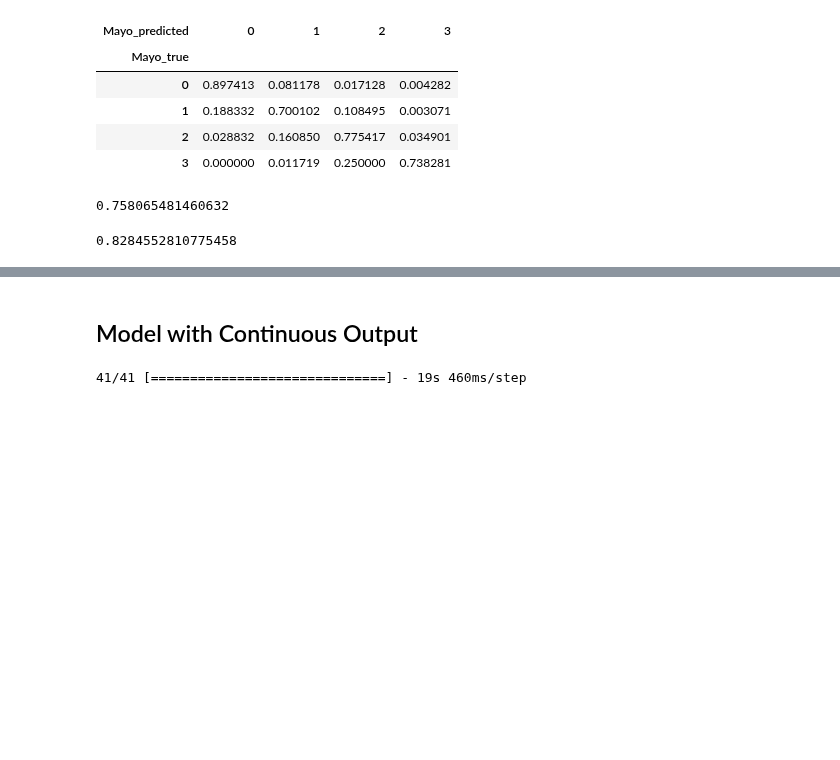
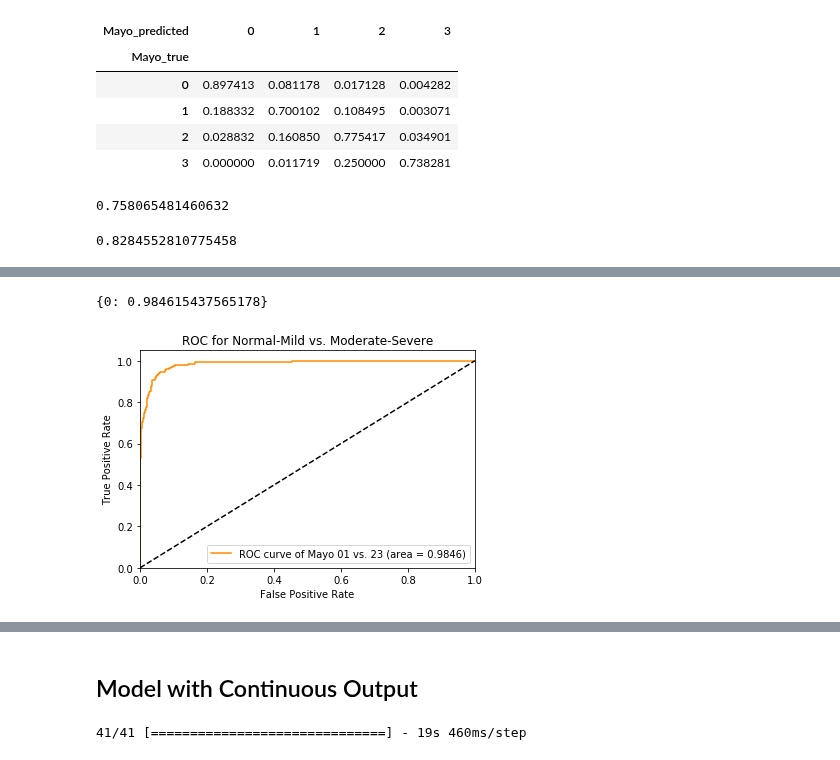
Before and after one commit to wenshuoliu/DLproj, a Jupyter notebook: UC_colonoscopy/phase2.ipynb, the cells around one changed output, grey strips where cells are left out. Cells and saved outputs as stored; diff of their text form; code cells hidden in the pictures; blank space fills up the shorter version.

Commit message:
Colonoscopy: cross validation test on video data too. Added savefig to plot_roc.

```diff
--- a/UC_colonoscopy/phase2.ipynb
+++ b/UC_colonoscopy/phase2.ipynb
@@ -801,0 +821,10 @@ cohen_kappa_score(y_pred.values, y_true.values, weights='quadratic')
+# %%
+auc01_23 = []
+acc01 = []
+acc23 = []
+acc0 = []
+acc1 = []
+acc2 = []
+acc3 = []
+kappa_linear = []
+kappa_quad = []
@@ -801,0 +904,6 @@ cohen_kappa_score(y_pred.values, y_true.values, weights='quadratic')
+# %%
+tst_df = pd.read_csv(path+'cross_validation/tst_labels9.csv')
+tst_df = tst_df.reset_index(drop=True)
+tst_itr = validation_gen.flow_from_frame(data_path, tst_df, 'basefile', ['split0_123', 'split01_23', 'split012_3'],
+                                     target_size=(256, 320), label_types = ['categorical']*3, batch_size=batch_size,
+                                         shuffle=False)
@@ -801,0 +916,3 @@ cohen_kappa_score(y_pred.values, y_true.values, weights='quadratic')
+# %%
+model.load_weights(model_path+'cross_validation/binary3_valloss9.h5')
+y = model.predict_generator(tst_itr, verbose=1)
@@ -801,0 +921,19 @@ cohen_kappa_score(y_pred.values, y_true.values, weights='quadratic')
+# %%
+y_pred = np.concatenate([l[:, 1].reshape((l.shape[0], 1)) for l in y], axis=1)
+y_true = tst_df[['split0_123', 'split01_23', 'split012_3']].values
+
+score4 = np.zeros((y_pred.shape[0], y_pred.shape[1]+1), dtype=float)
+score4[:, 0] = 1 - y_pred[:, 0]
+score4[:, 1] = y_pred[:, 0]*(1-y_pred[:,1])
+score4[:, 2] = y_pred[:, 0]*y_pred[:,1]*(1-y_pred[:,2])
+score4[:, 3] = y_pred[:, 0]*y_pred[:,1]*y_pred[:,2]
+
+mayo_pred = pd.Series(score4.argmax(axis=1), name='Mayo_pred')
+mayo_true = tst_df.Mayo_score
+mayo_true.name = 'Mayo_true'
+# %%
+plot_roc(y_pred[:, 1], y_true[:, 1], classes=['Mayo 01 vs. 23'], title='ROC for Normal-Mild vs. Moderate-Severe',
+         savefile = 'output/roc01_23.tiff')
+# %% [output]
+{0: 0.984615437565178}
+[figure, added]
```
Also changed, not shown: parts of 52 cells of this notebook, 3 other files.
